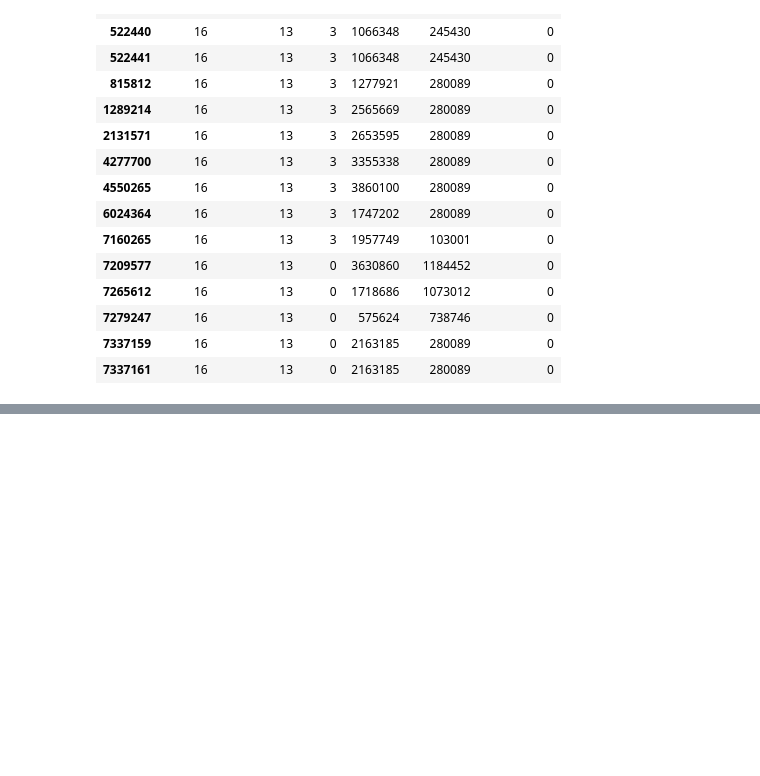
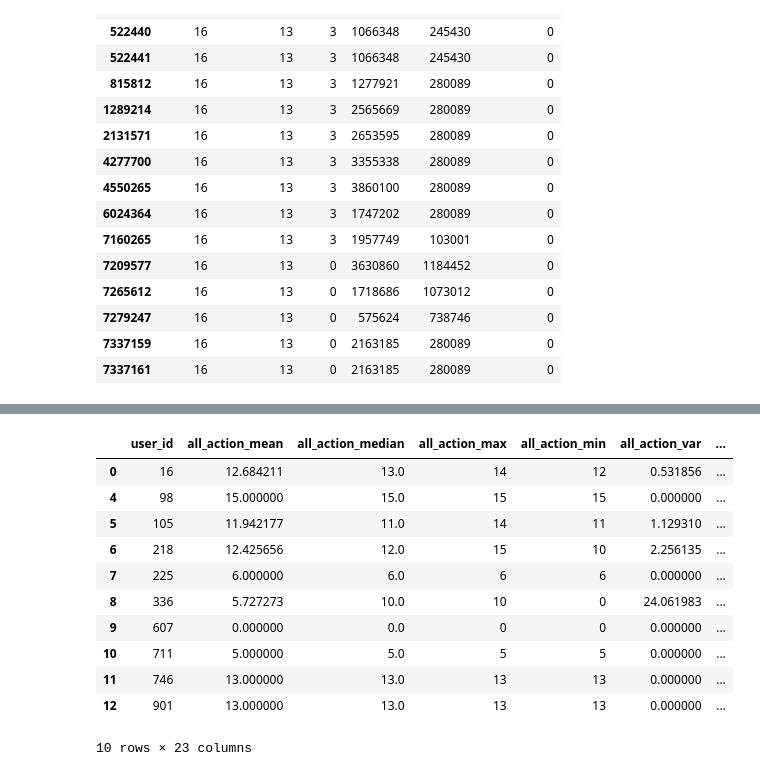
Before and after one commit to fuhailin/2018-Big-Data-Challenge, a Jupyter notebook: solution/baseline.ipynb, the cells around one changed output, grey strips where cells are left out. Cells and saved outputs as stored; diff of their text form; code cells hidden in the pictures; blank space fills up the shorter version.

```diff
--- a/solution/baseline.ipynb
+++ b/solution/baseline.ipynb
@@ -551,0 +771,3 @@ user_activity.head(15)
+# %%
+temp=temp_activity[temp_activity['page'] == 0].groupby(['user_id'])['page'].size()
+temp.head()
@@ -551,0 +1076,40 @@ user_activity.head(15)
+# %%
+# lambda 引用的函数
+def get_feature(line, other_name, start):
+    global launch_day_df
+    global launch_day_gap_df
+    user_id = line['user_id'].tolist()[0]
+    seq = sorted(line['activity_day'].tolist())
+    seq = [x - start for x in seq]
+    # launch day 作为序列
+    each_launch_day = get_seq_feature(seq, other_name, user_id)
+    launch_day_df = pd.concat([launch_day_df, each_launch_day])
+    # launch day gap 作为序列
+    seq = np.unique(seq).tolist()
+    seq_gap = []
+    if len(seq) < 2:
+        seq_gap = [0]
+    else:
+        for i in range(1, len(seq)):
+            seq_gap.append(seq[i] - seq[i - 1])
+
+    each_launch_gap_day = get_seq_feature(seq_gap, other_name + '_gap', user_id)
+    launch_day_gap_df = pd.concat([launch_day_gap_df, each_launch_gap_day])
+# %%
+# action , page 0 1 2 3 4 , action_type 0 1 2 3 4 5 , user_id = author_id 发生的天数
+def action_seq(df, action, start, end):
+    print('提取action序列特征...')
+    # 总 action 发生在哪一天的序列 和 间隔序列 特征
+    action.groupby('user_id').apply(lambda x: get_feature(x, 'all_action', start))
+    df = pd.merge(df, launch_day_df, how='left', on='user_id')
+    df = pd.merge(df, launch_day_gap_df, how='left', on='user_id')
+    clear_variable()
+    df = df.drop_duplicates()
+    return df#.to_csv('feature_set/%d_%d_action_seq.csv' % (start, end))
+# %%
+%%time
+launch_day_df = pd.DataFrame()
+launch_day_gap_df = pd.DataFrame()
+df = pd.DataFrame()
+df['user_id'] = np.unique(activity['user_id'])
+test3 = action_seq(df,activity,start_day,end_day)
@@ -551,0 +1291,15 @@ user_activity.head(15)
+# %%
+test3.head(10)
+# %% [output]
+|  | user_id | all_action_mean | all_action_median | all_action_max | all_action_min | all_action_var | ... |
+| 0 | 16 | 12.684211 | 13.0 | 14 | 12 | 0.531856 | ... |
+| 4 | 98 | 15.000000 | 15.0 | 15 | 15 | 0.000000 | ... |
+| 5 | 105 | 11.942177 | 11.0 | 14 | 11 | 1.129310 | ... |
+| 6 | 218 | 12.425656 | 12.0 | 15 | 10 | 2.256135 | ... |
+| 7 | 225 | 6.000000 | 6.0 | 6 | 6 | 0.000000 | ... |
+| 8 | 336 | 5.727273 | 10.0 | 10 | 0 | 24.061983 | ... |
+| 9 | 607 | 0.000000 | 0.0 | 0 | 0 | 0.000000 | ... |
+| 10 | 711 | 5.000000 | 5.0 | 5 | 5 | 0.000000 | ... |
+| 11 | 746 | 13.000000 | 13.0 | 13 | 13 | 0.000000 | ... |
+| 12 | 901 | 13.000000 | 13.0 | 13 | 13 | 0.000000 | ... |
+10 rows × 23 columns
```
Also changed, not shown: parts of 58 cells of this notebook, 8 other files.
